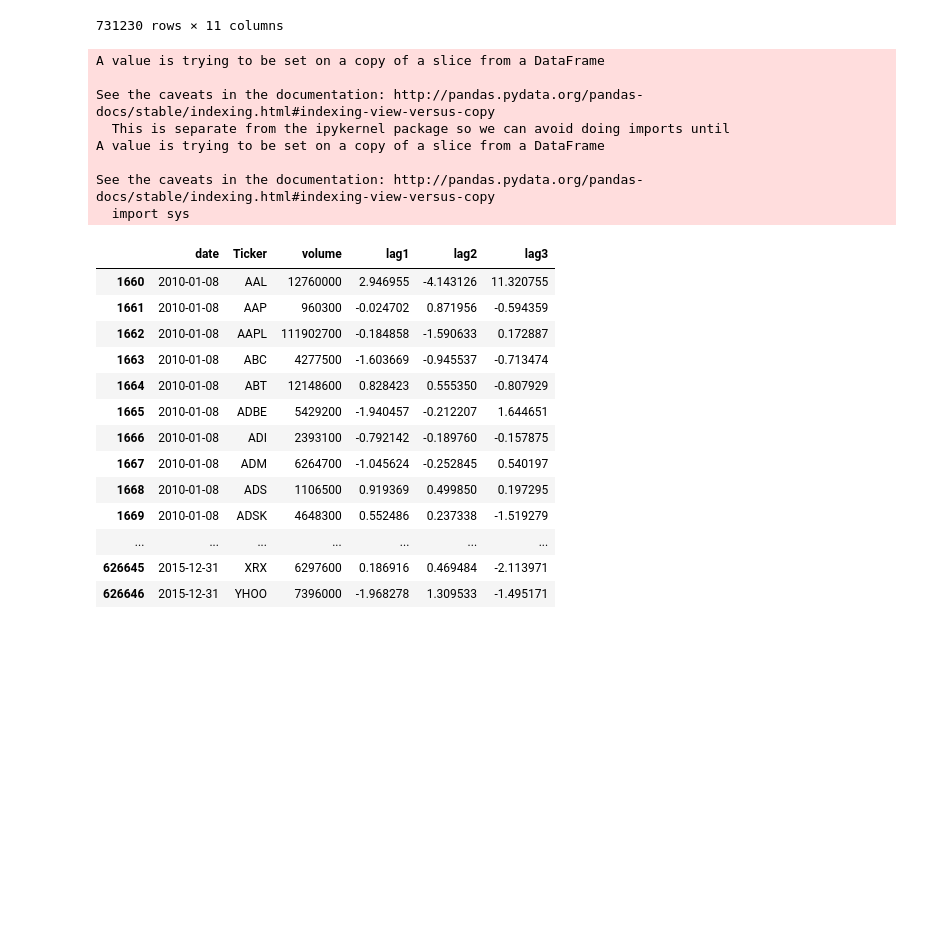
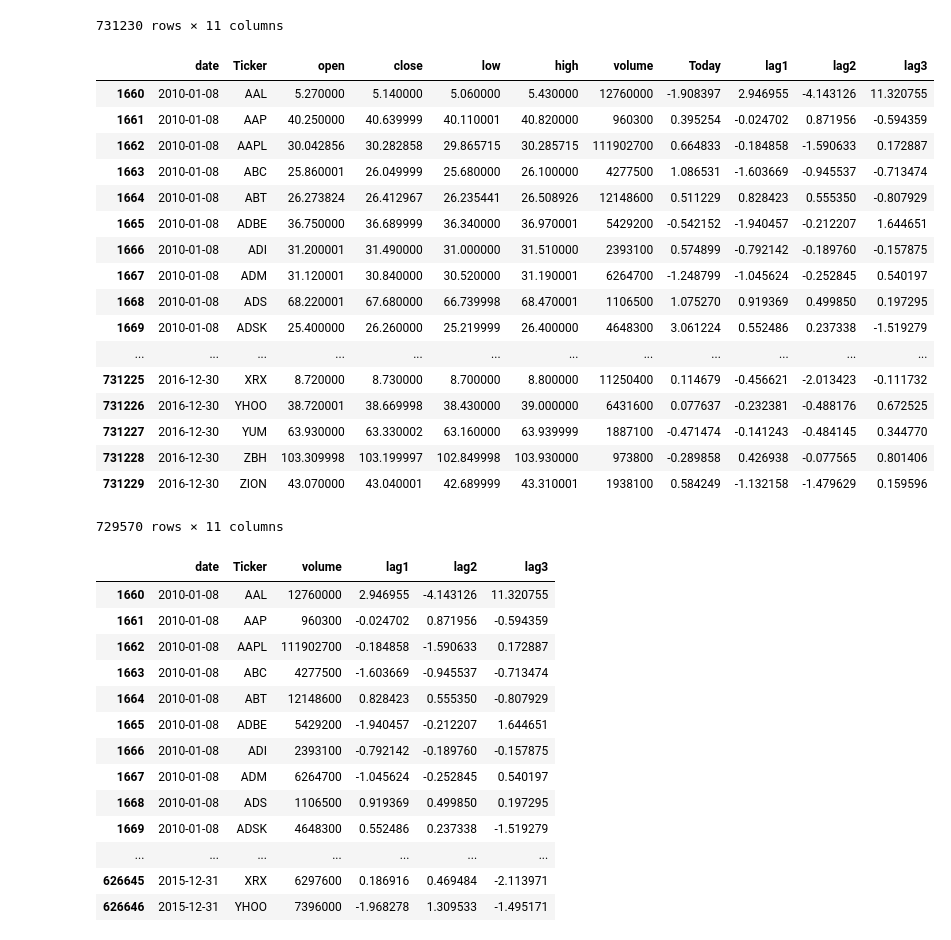
Before and after one commit to meenmo/Forecasting_Stock_Returns_via_Supervised_Learning, a Jupyter notebook: Code/DT.ipynb, the cells around one changed output. Drawn from its saved outputs; the diff is of its cells as text; code cells hidden in the pictures; blank space fills up the shorter version.

```diff
--- a/Code/DT.ipynb
+++ b/Code/DT.ipynb
@@ -6,7 +6,7 @@ from sklearn.ensemble import RandomForestRegressor
 from sklearn.metrics import mean_squared_error
 # %%
 # read in our data
-df_features=pd.read_csv('prices.csv')
+df_features=pd.read_csv('C:/Users/meenm/OneDrive - UW-Madison/Github/stat479_project/Data/prices.csv')
 
 df_features['date'] = pd.to_datetime(df_features['date'])
 df_features.head()
@@ -71,6 +72,26 @@ display(df_features)
 # %%
 # drop earlier data with missing lag features
 df_features.dropna(inplace=True)
+df_features
+# %% [output]
+|  | date | Ticker | open | close | low | high | volume | Today | lag1 | lag2 | lag3 |
+| 1660 | 2010-01-08 | AAL | 5.270000 | 5.140000 | 5.060000 | 5.430000 | 12760000 | -1.908397 | 2.946955 | -4.143126 | 11.320755 |
+| 1661 | 2010-01-08 | AAP | 40.250000 | 40.639999 | 40.110001 | 40.820000 | 960300 | 0.395254 | -0.024702 | 0.871956 | -0.594359 |
+| 1662 | 2010-01-08 | AAPL | 30.042856 | 30.282858 | 29.865715 | 30.285715 | 111902700 | 0.664833 | -0.184858 | -1.590633 | 0.172887 |
+| 1663 | 2010-01-08 | ABC | 25.860001 | 26.049999 | 25.680000 | 26.100000 | 4277500 | 1.086531 | -1.603669 | -0.945537 | -0.713474 |
+| 1664 | 2010-01-08 | ABT | 26.273824 | 26.412967 | 26.235441 | 26.508926 | 12148600 | 0.511229 | 0.828423 | 0.555350 | -0.807929 |
+| 1665 | 2010-01-08 | ADBE | 36.750000 | 36.689999 | 36.340000 | 36.970001 | 5429200 | -0.542152 | -1.940457 | -0.212207 | 1.644651 |
+| 1666 | 2010-01-08 | ADI | 31.200001 | 31.490000 | 31.000000 | 31.510000 | 2393100 | 0.574899 | -0.792142 | -0.189760 | -0.157875 |
+| 1667 | 2010-01-08 | ADM | 31.120001 | 30.840000 | 30.520000 | 31.190001 | 6264700 | -1.248799 | -1.045624 | -0.252845 | 0.540197 |
+| 1668 | 2010-01-08 | ADS | 68.220001 | 67.680000 | 66.739998 | 68.470001 | 1106500 | 1.075270 | 0.919369 | 0.499850 | 0.197295 |
+| 1669 | 2010-01-08 | ADSK | 25.400000 | 26.260000 | 25.219999 | 26.400000 | 4648300 | 3.061224 | 0.552486 | 0.237338 | -1.519279 |
+| ... | ... | ... | ... | ... | ... | ... | ... | ... | ... | ... | ... |
+| 731225 | 2016-12-30 | XRX | 8.720000 | 8.730000 | 8.700000 | 8.800000 | 11250400 | 0.114679 | -0.456621 | -2.013423 | -0.111732 |
+| 731226 | 2016-12-30 | YHOO | 38.720001 | 38.669998 | 38.430000 | 39.000000 | 6431600 | 0.077637 | -0.232381 | -0.488176 | 0.672525 |
+| 731227 | 2016-12-30 | YUM | 63.930000 | 63.330002 | 63.160000 | 63.939999 | 1887100 | -0.471474 | -0.141243 | -0.484145 | 0.344770 |
+| 731228 | 2016-12-30 | ZBH | 103.309998 | 103.199997 | 102.849998 | 103.930000 | 973800 | -0.289858 | 0.426938 | -0.077565 | 0.801406 |
+| 731229 | 2016-12-30 | ZION | 43.070000 | 43.040001 | 42.689999 | 43.310001 | 1938100 | 0.584249 | -1.132158 | -1.479629 | 0.159596 |
+729570 rows × 11 columns
 # %%
 # finds all unique stocks
 uniq_stocks = set(df_features['Ticker'])
@@ -88,15 +109,6 @@ y_test = X_test['Today']
 
 # sam might need these column for feature engineering
 X_test.drop(['open','close','low','high','Today'], axis = 1, inplace = True)
-# %% [output]
-A value is trying to be set on a copy of a slice from a DataFrame
-
-See the caveats in the documentation: http://pandas.pydata.org/pandas-docs/stable/indexing.html#indexing-view-versus-copy
-  This is separate from the ipykernel package so we can avoid doing imports until
-A value is trying to be set on a copy of a slice from a DataFrame
-
-See the caveats in the documentation: http://pandas.pydata.org/pandas-docs/stable/indexing.html#indexing-view-versus-copy
-  import sys
 # %%
 display(X_train)
 # %% [output]
```
Also changed, not shown: parts of 1 cell of this notebook.
